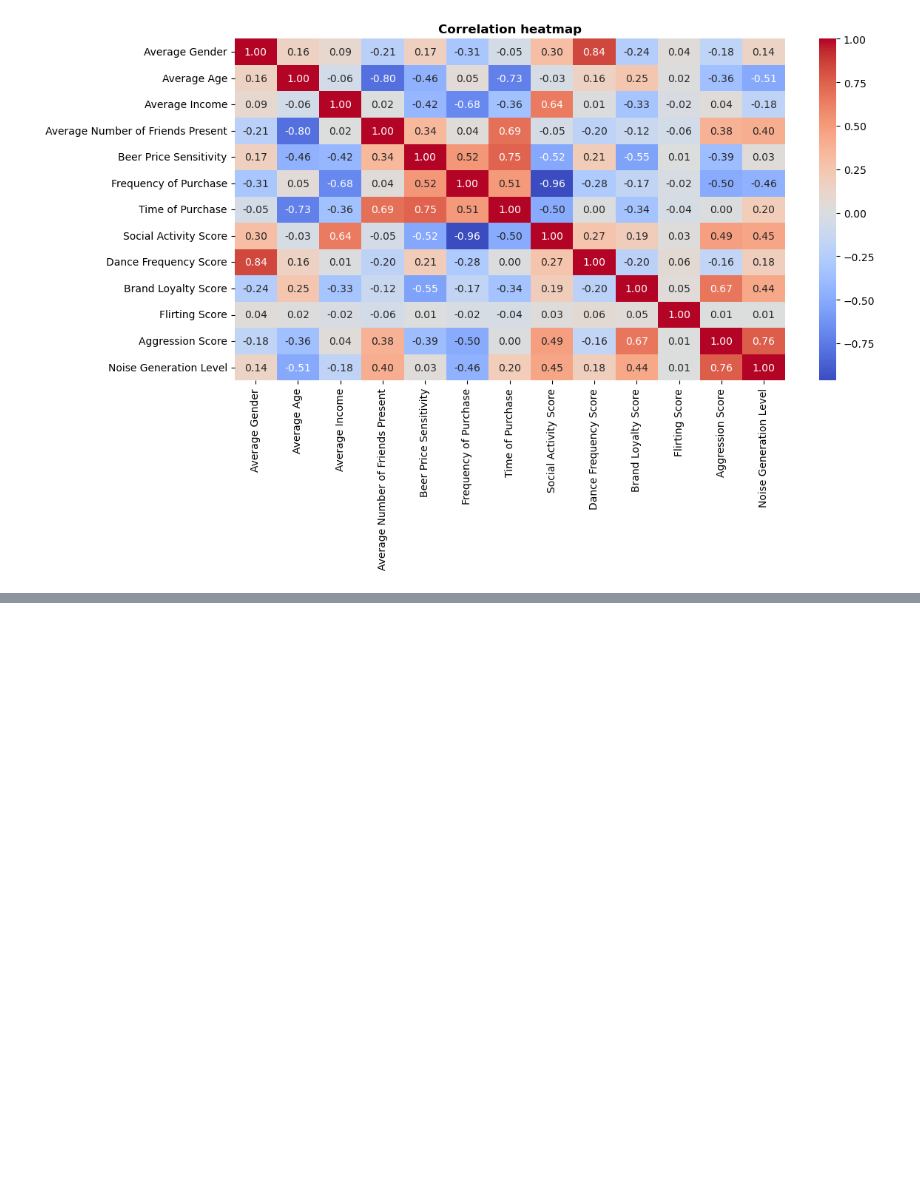
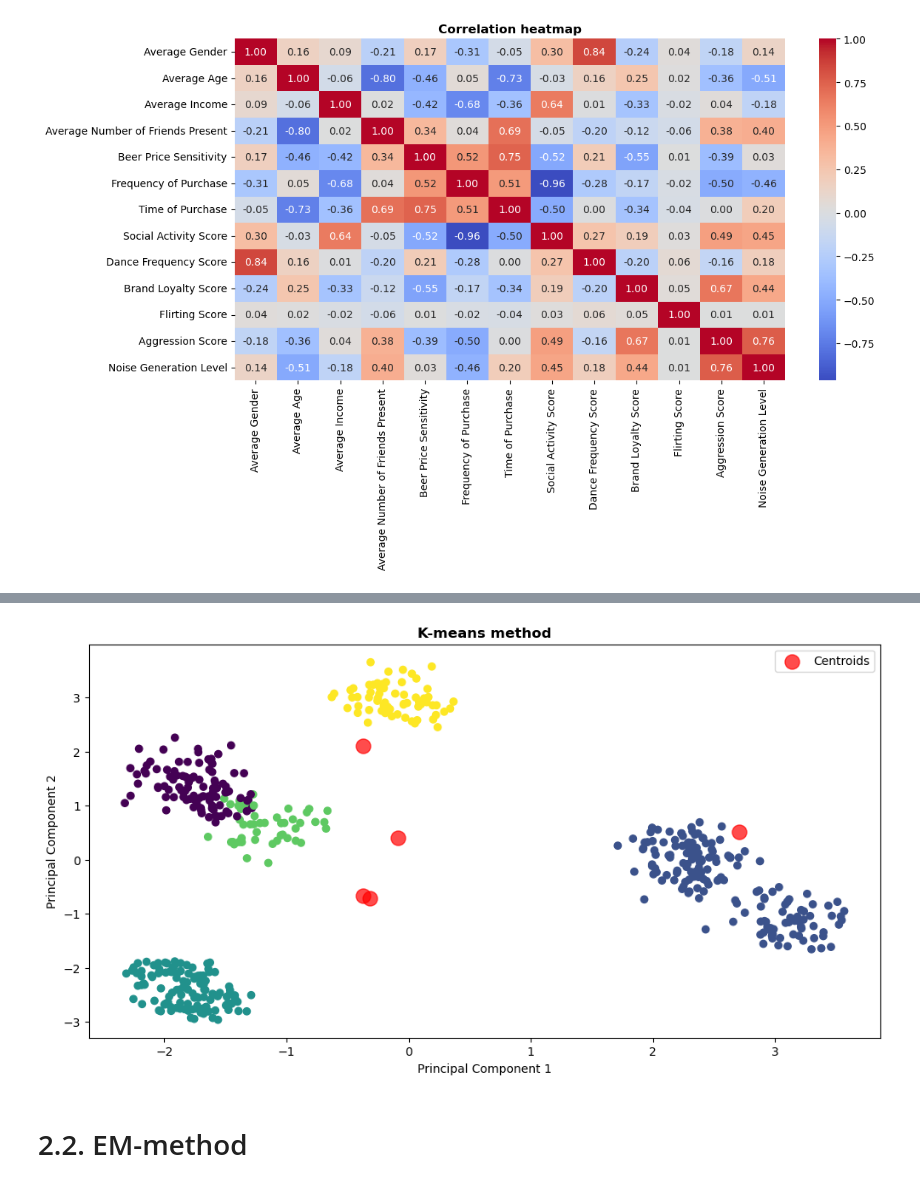
Before and after one commit to kkudzelich/clustering-of-clients, a Jupyter notebook: kaggle5.ipynb, the cells around one changed output, grey strips where cells are left out. Saved outputs shown, nothing was run; the diff lists cells and outputs as text; code cells hidden in the pictures; blank space fills up the shorter version.

```diff
--- a/kaggle5.ipynb
+++ b/kaggle5.ipynb
@@ -99,0 +235,7 @@ plt.show()
+# %%
+# Standardize the data
+df_standardized = StandardScaler().fit_transform(df)
+# %%
+# Use PCA to further build a 2D graph
+pca_13d_to_2d = PCA(n_components=2)
+df_pca = pca_13d_to_2d.fit_transform(df_standardized)
@@ -99,0 +244,20 @@ plt.show()
+# %%
+# K-means model
+k_means_model = KMeans(n_clusters=5, n_init=50, init='k-means++', random_state=26)
+k_means_model.fit(df_standardized)
+
+labels_k_means = k_means_model.predict(df_standardized)
+# %%
+# plot K-means model
+_, axis = plt.subplots(figsize=(12,6))
+axis.scatter(df_pca[:, 0], df_pca[:, 1], c=labels_k_means)
+axis.scatter(k_means_model.cluster_centers_[:, 0], k_means_model.cluster_centers_[:, 1], c='red', s=150, alpha=0.7, label='Centroids')
+plt.title('K-means method', fontweight='bold')
+plt.xlabel('Principal Component 1')
+plt.ylabel('Principal Component 2')
+plt.legend()
+plt.show()
+# %% [output]
+[figure, added]
+# %% [markdown]
+# 2.2. EM-method
```
Also changed, not shown: parts of 28 cells of this notebook.
